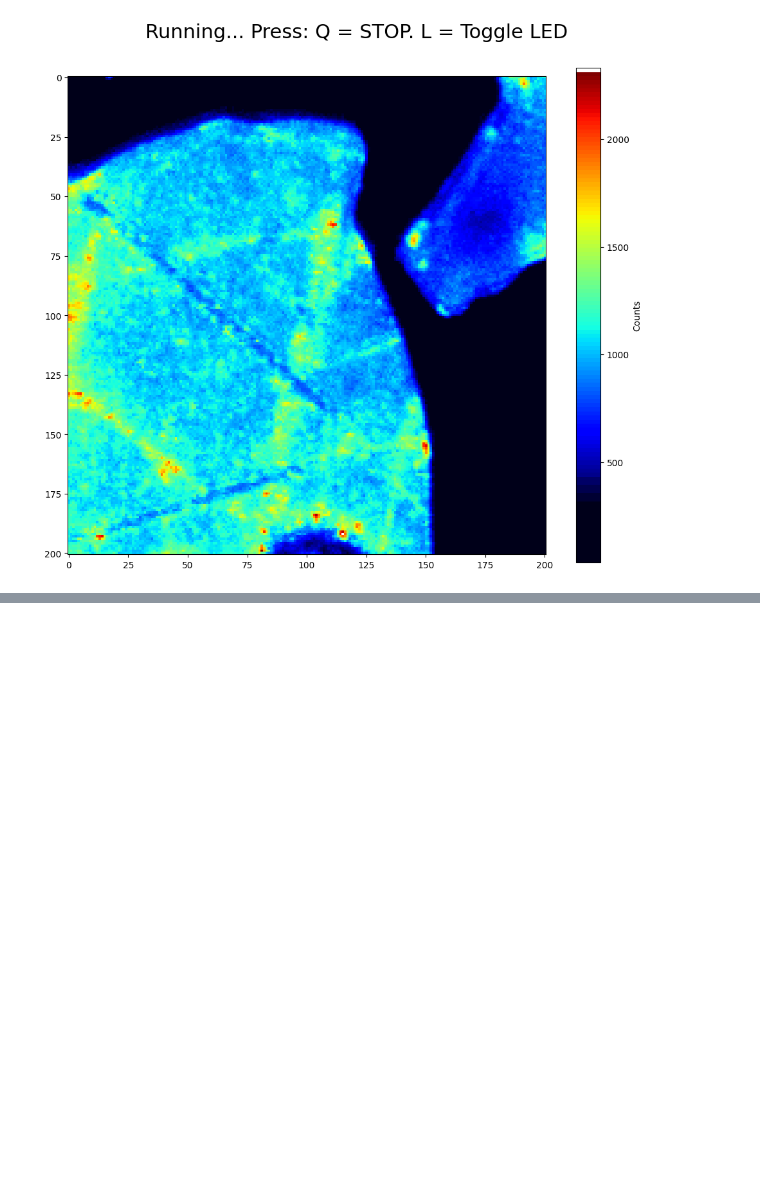
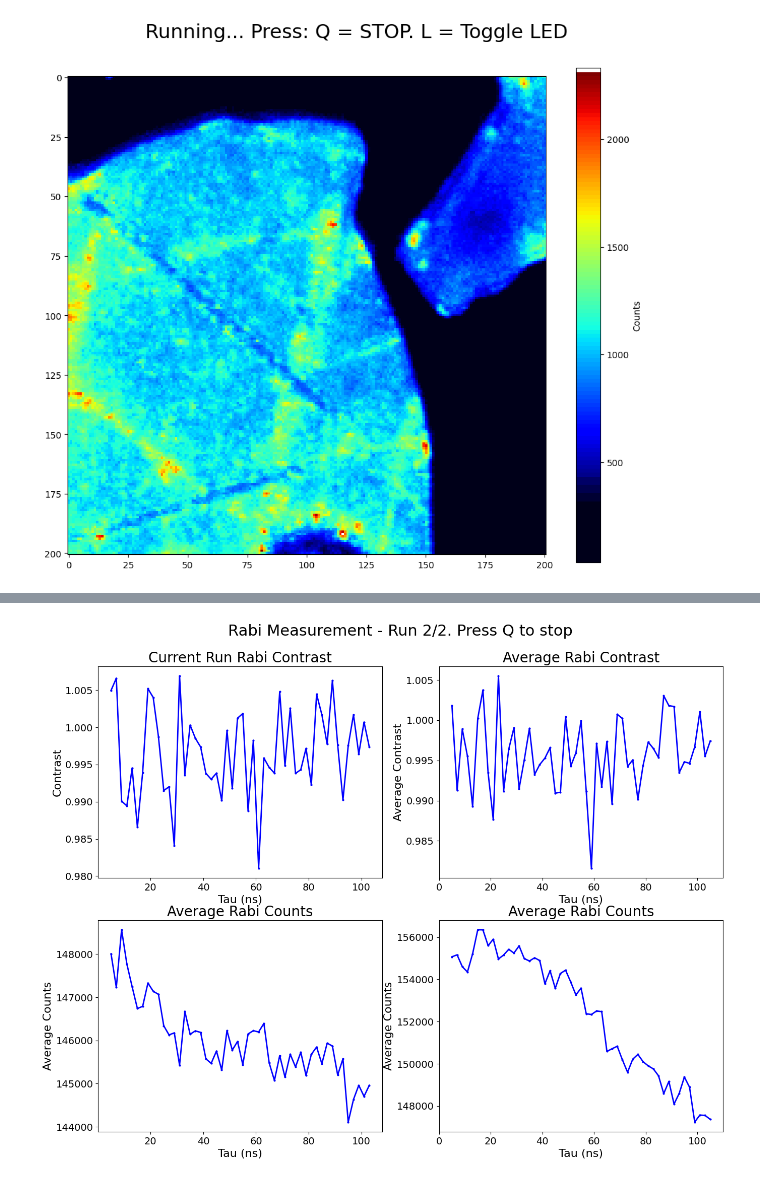
Before and after one commit to sumukhvaidya/LiLabMeasurements, a Jupyter notebook: testing/Example01_Confocal_ODMR.ipynb, the cells around one changed output, grey strips where cells are left out. Drawn from its saved outputs; the diff is of its cells as text; code cells hidden in the pictures; blank space fills up the shorter version.

```diff
--- a/testing/Example01_Confocal_ODMR.ipynb
+++ b/testing/Example01_Confocal_ODMR.ipynb
@@ -88,0 +94,27 @@ freq_range, avg_contrast, all_contrast, avg_counts, all_counts = odmr.run_freque
+# %%
+rabi_config = {
+    # Measurement parameters
+    'scale': 8,
+    'samples_per_axis': 201,
+    'position':[80,175], # [x,y] position to fix the beam at
+    'freq': 1.69e9, # in Hz.
+    'mw_power':0, # in dBm
+    'num_avgs':2,
+
+    # Other parameters
+    'pulse_sequence': 'rabi',
+    'aomvolt': 0.5,
+    'pulsenum': 30000,
+    'init_t': 7000, # All times are in NANOSeconds!!!
+    'wait_t': 700,
+    'delay_t': 950,
+    'readout_t': 3000,
+    'seqplot': False,
+    'extra_delay': 70,
+}
+odmr.update_config(**rabi_config)
+
+tau_range = np.linspace(5, 5 + 2 * 50, num=51) # in ns. Start and step taus are given here.
+taus, avg_contrast, all_contrast, avg_counts, all_counts = odmr.run_rabi_sweep(tau_range)
+# %% [output]
+[figure, added]
```
Also changed, not shown: parts of 5 cells of this notebook, 1 other file.
